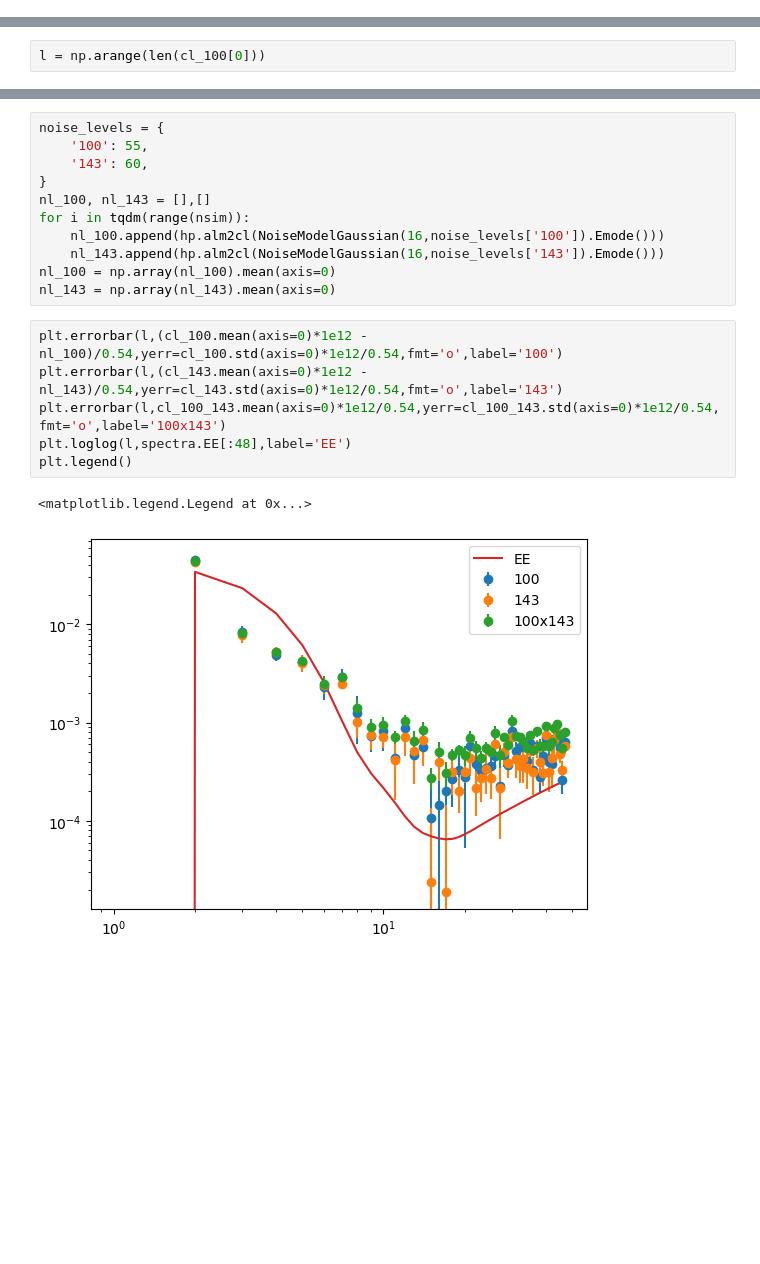
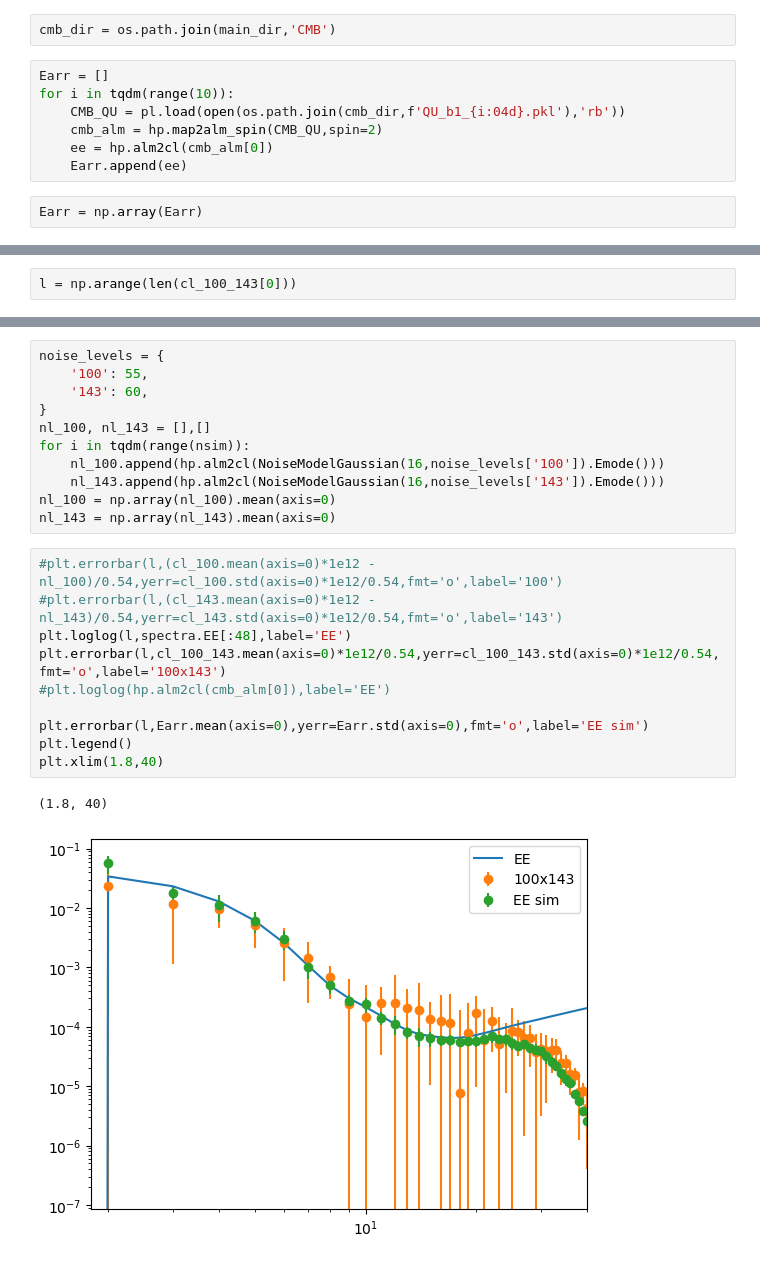
Before and after one commit to antolonappan/taunet, a Jupyter notebook: Notebooks/template.ipynb, the cells around one changed output, grey strips where cells are left out. Drawn from its saved outputs; the diff is of its cells as text; blank space fills up the shorter version.

```diff
--- a/Notebooks/template.ipynb
+++ b/Notebooks/template.ipynb
@@ -19 +21,12 @@ main_dir = '/marconi/home/userexternal/aidicher/storage/TAUNETG'
 clean_dir = os.path.join(main_dir,'CLEAN')
+# %%
+cmb_dir = os.path.join(main_dir,'CMB')
+# %%
+Earr = []
+for i in tqdm(range(10)):
+    CMB_QU = pl.load(open(os.path.join(cmb_dir,f'QU_b1_{i:04d}.pkl'),'rb'))
+    cmb_alm = hp.map2alm_spin(CMB_QU,spin=2)
+    ee = hp.alm2cl(cmb_alm[0])
+    Earr.append(ee)
+# %%
+Earr = np.array(Earr)
@@ -45,7 +89,7 @@ cl_143 = get_cl('143',nsim)
 # %%
 cl_100_143 = get_cl('100',nsim,'143')
 # %%
-l = np.arange(len(cl_100[0]))
+l = np.arange(len(cl_100_143[0]))
 # %%
 ncm = NoiseModel()
 # %%
@@ -67,11 +111,15 @@ for i in tqdm(range(nsim)):
 nl_100 = np.array(nl_100).mean(axis=0)
 nl_143 = np.array(nl_143).mean(axis=0)
 # %%
-plt.errorbar(l,(cl_100.mean(axis=0)*1e12 - nl_100)/0.54,yerr=cl_100.std(axis=0)*1e12/0.54,fmt='o',label='100')
-plt.errorbar(l,(cl_143.mean(axis=0)*1e12 - nl_143)/0.54,yerr=cl_143.std(axis=0)*1e12/0.54,fmt='o',label='143')
+#plt.errorbar(l,(cl_100.mean(axis=0)*1e12 - nl_100)/0.54,yerr=cl_100.std(axis=0)*1e12/0.54,fmt='o',label='100')
+#plt.errorbar(l,(cl_143.mean(axis=0)*1e12 - nl_143)/0.54,yerr=cl_143.std(axis=0)*1e12/0.54,fmt='o',label='143')
+plt.loglog(l,spectra.EE[:48],label='EE')
 plt.errorbar(l,cl_100_143.mean(axis=0)*1e12/0.54,yerr=cl_100_143.std(axis=0)*1e12/0.54,fmt='o',label='100x143')
-plt.loglog(l,spectra.EE[:48],label='EE')
+#plt.loglog(hp.alm2cl(cmb_alm[0]),label='EE')
+
+plt.errorbar(l,Earr.mean(axis=0),yerr=Earr.std(axis=0),fmt='o',label='EE sim')
 plt.legend()
+plt.xlim(1.8,40)
 # %% [output]
-<matplotlib.legend.Legend at 0x...>
+(1.8, 40)
-[figure, old version]
+[figure, new version]
```
Also changed, not shown: parts of 13 cells of this notebook, 5 other files.
